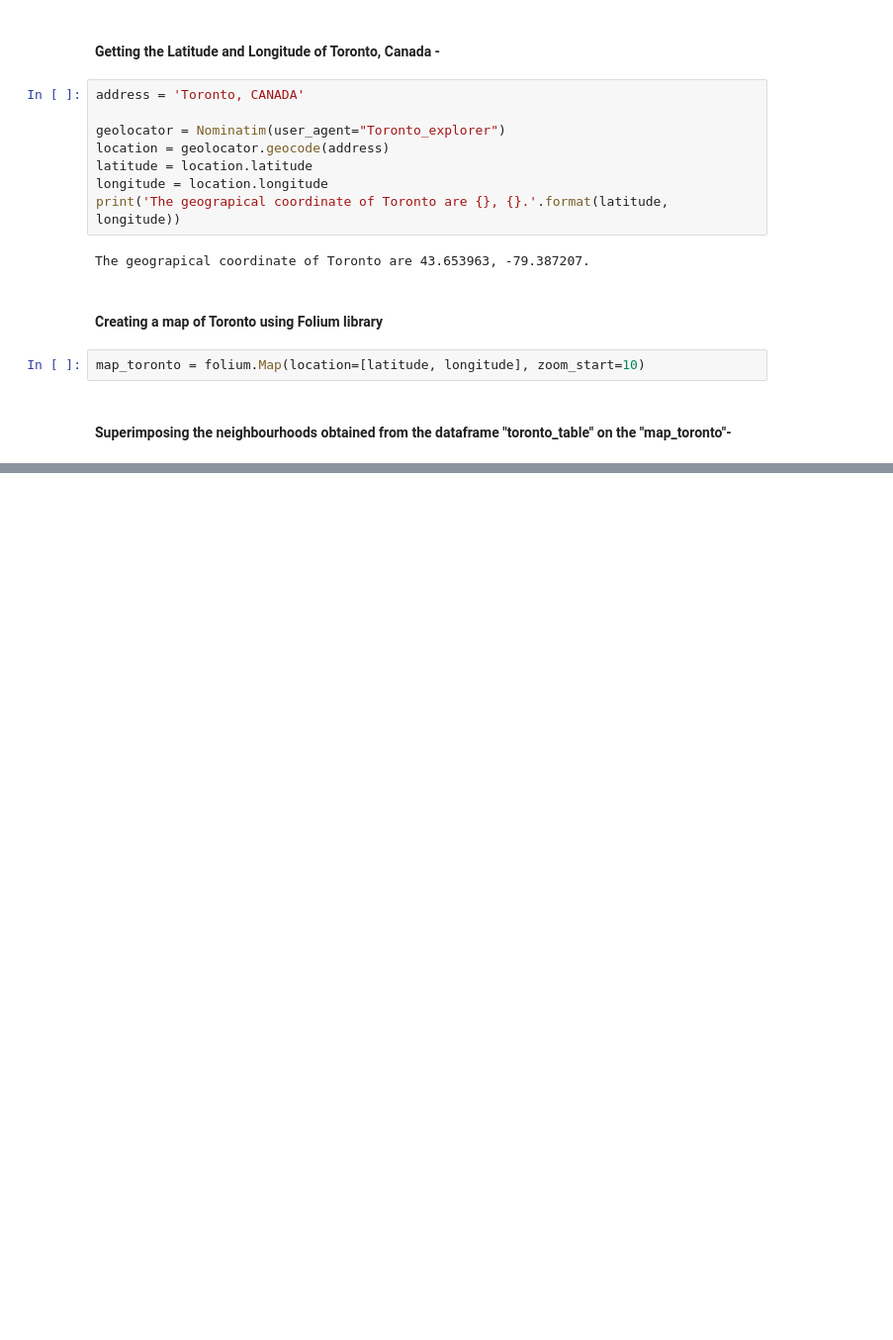
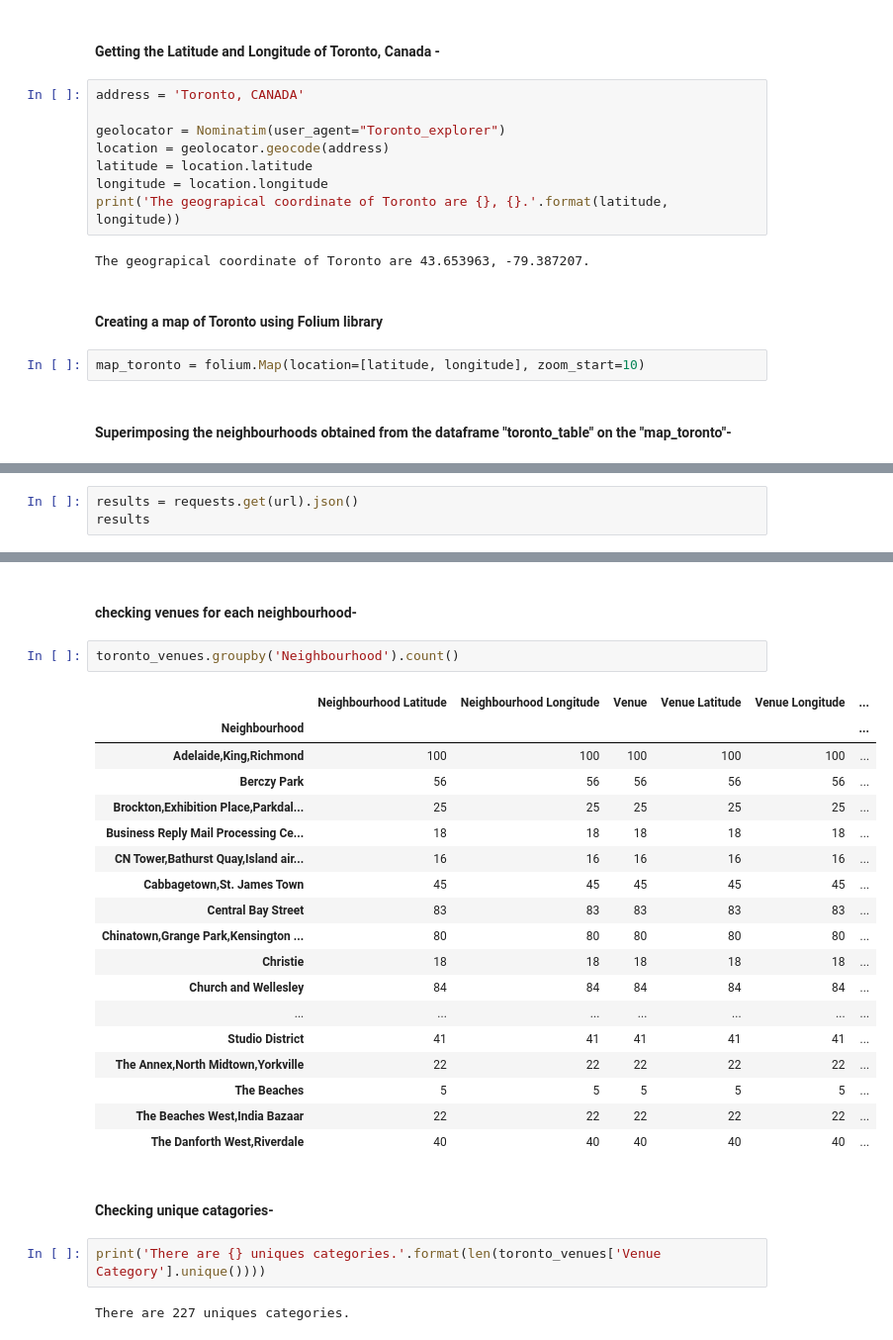
Before and after one commit to Debaparna-Goswami/Coursera_Capstone, a Jupyter notebook: Segmentatioin_and_clustering_in_Toronto_with_location_data.ipynb, the cells around one changed output, grey strips where cells are left out. Shown: that part at 99% size. Cells and saved outputs as stored; diff of their text form; blank space fills up the shorter version.

```diff
--- a/Segmentatioin_and_clustering_in_Toronto_with_location_data.ipynb
+++ b/Segmentatioin_and_clustering_in_Toronto_with_location_data.ipynb
@@ -232,0 +268,3 @@ map_toronto
+# %%
+results = requests.get(url).json()
+results
@@ -232,0 +407,29 @@ map_toronto
+# %% [markdown]
+#### checking venues for each neighbourhood-
+# %%
+toronto_venues.groupby('Neighbourhood').count()
+# %% [output]
+|  | Neighbourhood Latitude | Neighbourhood Longitude | Venue | Venue Latitude | Venue Longitude | ... |
+| Neighbourhood |  |  |  |  |  | ... |
+| Adelaide,King,Richmond | 100 | 100 | 100 | 100 | 100 | ... |
+| Berczy Park | 56 | 56 | 56 | 56 | 56 | ... |
+| Brockton,Exhibition Place,Parkdal... | 25 | 25 | 25 | 25 | 25 | ... |
+| Business Reply Mail Processing Ce... | 18 | 18 | 18 | 18 | 18 | ... |
+| CN Tower,Bathurst Quay,Island air... | 16 | 16 | 16 | 16 | 16 | ... |
+| Cabbagetown,St. James Town | 45 | 45 | 45 | 45 | 45 | ... |
+| Central Bay Street | 83 | 83 | 83 | 83 | 83 | ... |
+| Chinatown,Grange Park,Kensington ... | 80 | 80 | 80 | 80 | 80 | ... |
+| Christie | 18 | 18 | 18 | 18 | 18 | ... |
+| Church and Wellesley | 84 | 84 | 84 | 84 | 84 | ... |
+| ... | ... | ... | ... | ... | ... | ... |
+| Studio District | 41 | 41 | 41 | 41 | 41 | ... |
+| The Annex,North Midtown,Yorkville | 22 | 22 | 22 | 22 | 22 | ... |
+| The Beaches | 5 | 5 | 5 | 5 | 5 | ... |
+| The Beaches West,India Bazaar | 22 | 22 | 22 | 22 | 22 | ... |
+| The Danforth West,Riverdale | 40 | 40 | 40 | 40 | 40 | ... |
+# %% [markdown]
+#### Checking unique catagories-
+# %%
+print('There are {} uniques categories.'.format(len(toronto_venues['Venue Category'].unique())))
+# %% [output]
+There are 227 uniques categories.
```
Also changed, not shown: parts of 31 cells of this notebook.
